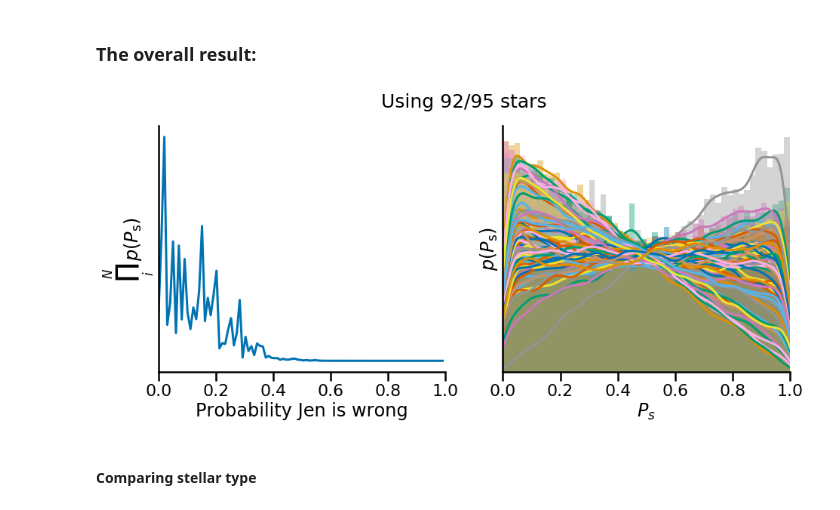
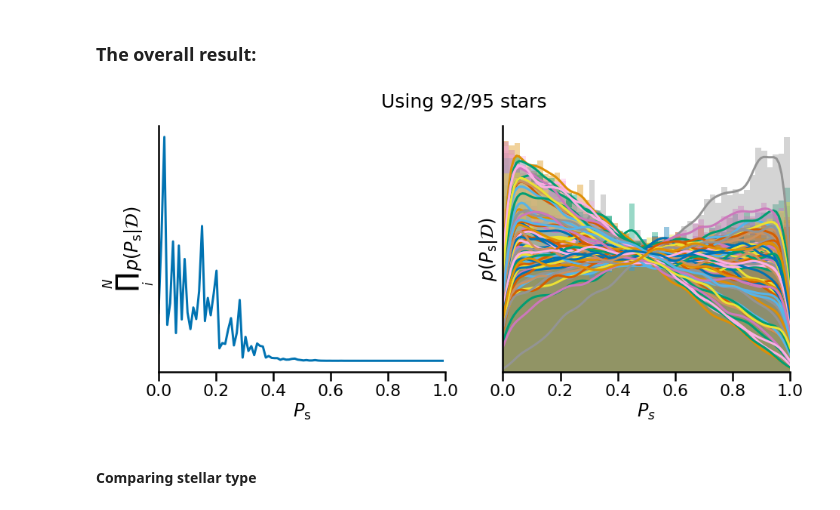
Before and after one commit to ojhall94/malatium, a Jupyter notebook: models/consolidate.ipynb, the cells around one changed output. Cells and saved outputs as stored; diff of their text form; code cells hidden in the pictures.

```diff
--- a/models/consolidate.ipynb
+++ b/models/consolidate.ipynb
@@ -60,25 +61,26 @@ hists = np.array([np.histogram(n, bins=bins, density=True)[0] for n in post_pa])
 # %%
 posterior = np.prod(hists, axis=0)
 
 fig, ax = plt.subplots(1, 2, figsize=(15,6))
 ax[0].plot(bins[:-1], posterior)
-ax[0].set_xlabel('Probability Jen is wrong')
-ax[0].set_ylabel(r'$\prod_i^N\ p(P_{\rm{s}})$')
+# ax[0].set_xlabel('Probability Jen is wrong')
+ax[0].set_xlabel(r'$P_{\rm s}$')
+ax[0].set_ylabel(r'$\prod_i^N\ p(P_{\rm{s}} | \mathcal{D})$')
 ax[0].get_yaxis().set_ticks([])
 ax[0].set_xlim(0, 1)
 for n in post_pa:
     sns.distplot(n, ax=ax[1])
-ax[1].set_ylabel(r'$p(P_{\rm{s}})$')
+ax[1].set_ylabel(r'$p(P_{\rm{s}} | \mathcal{D})$')
 ax[1].set_xlabel(r'$P_s$')
 ax[1].set_xlim(0, 1)
 ax[1].get_yaxis().set_ticks([])
 sns.despine()
 
 fig.suptitle(fr'Using {len(post_pa)}/95 stars', fontsize=25)
 
 plt.show()
 # %% [output]
-[figure, old version]
+[figure, new version]
 # %% [markdown]
 #### Comparing stellar type
 # %%
```
Also changed, not shown: parts of 10 cells of this notebook, 6 other files.
